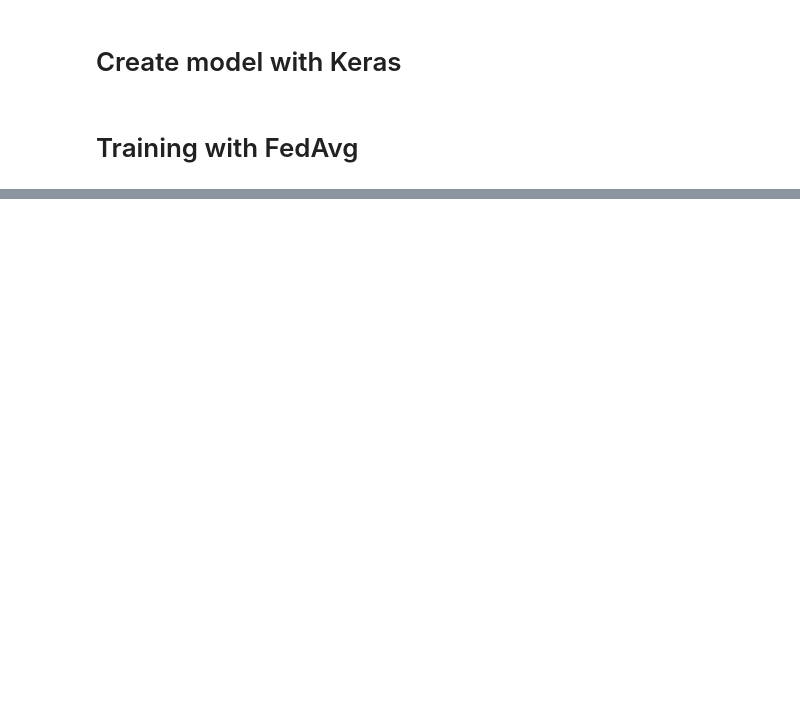
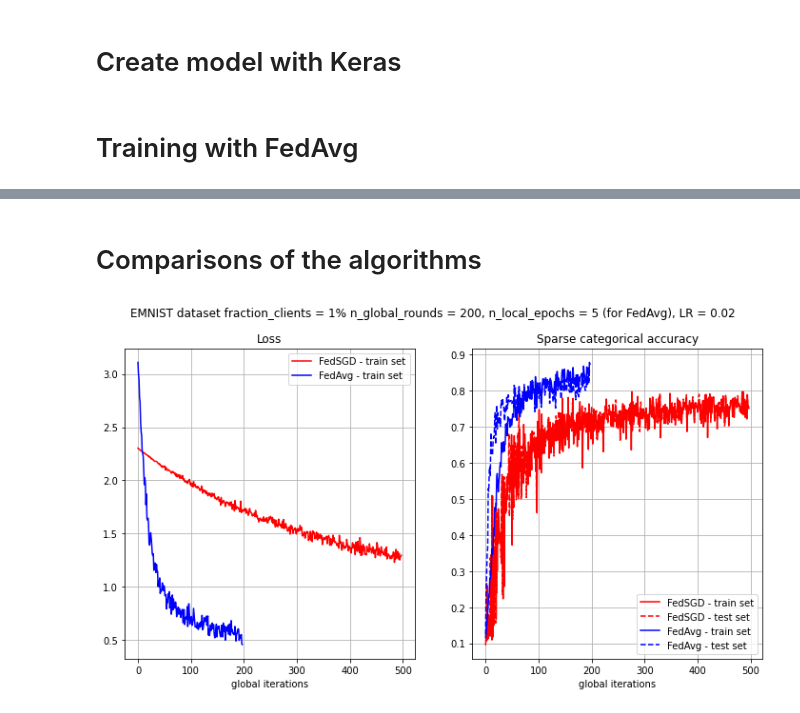
Before and after one commit to gonzaq94/federated-learning, a Jupyter notebook: Mnist classifier in TensorFlow Federated.ipynb, the cells around one changed output, grey strips where cells are left out. Saved outputs shown, nothing was run; the diff lists cells and outputs as text; code cells hidden in the pictures; blank space fills up the shorter version.

```diff
--- a/Mnist classifier in TensorFlow Federated.ipynb
+++ b/Mnist classifier in TensorFlow Federated.ipynb
@@ -211,0 +508,26 @@ KeyboardInterrupt:
+# %% [markdown]
+# Comparisons of the algorithms
+# %%
+fig, (ax1, ax2) = plt.subplots(1, 2, figsize=(12,6))
+fig.suptitle('EMNIST dataset fraction_clients = {}% n_global_rounds = {}, n_local_epochs = {} (for FedAvg), LR = {}'
+             .format(round(num_clients_fed_avg/NUMBER_CLIENTS*100), num_rounds_fed_avg, NUM_EPOCHS, 0.02))
+
+ax1.plot(data_fed_sgd['train_loss'], '-r', label='FedSGD - train set')
+ax1.plot(data_fed_avg['train_loss'], '-b', label='FedAvg - train set')
+ax1.set_title('Loss')
+ax1.grid('on')
+ax1.legend()
+ax1.set_xlabel('global iterations')
+
+ax2.plot(data_fed_sgd['train_sparse_categorical_accuracy'], '-r', label='FedSGD - train set')
+ax2.plot(data_fed_sgd['test_sparse_categorical_accuracy'], '--r', label='FedSGD - test set')
+ax2.plot(data_fed_avg['train_sparse_categorical_accuracy'], '-b', label='FedAvg - train set')
+ax2.plot(data_fed_avg['test_sparse_categorical_accuracy'], '--b', label='FedAvg - test set')
+ax2.legend()
+ax2.set_title('Sparse categorical accuracy')
+ax2.grid('on')
+ax2.set_xlabel('global iterations')
+
+plt.show()
+# %% [output]
+[figure, added]
```
Also changed, not shown: parts of 37 cells of this notebook.
